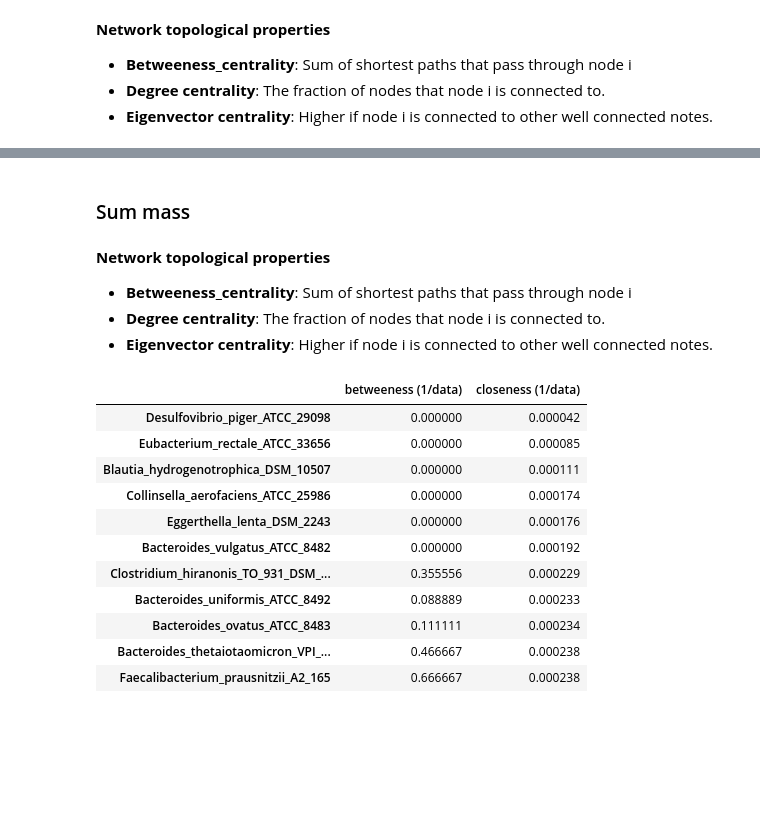
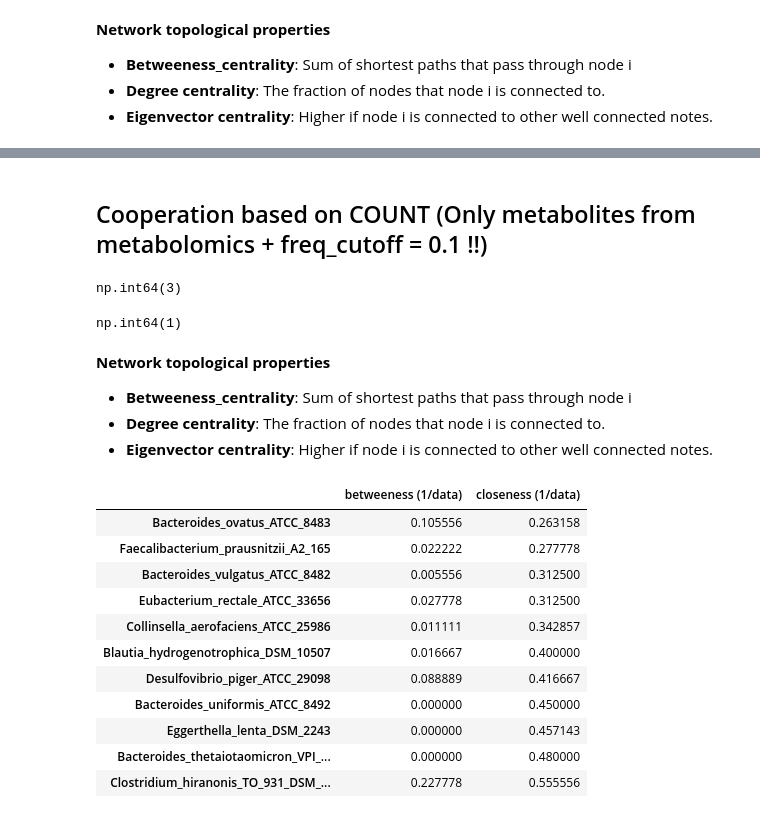
Before and after one commit to IdunBurgos/SteadierCom-Case-Studies, a Jupyter notebook: notebooks/2.2. Analyze SteadierCom results - cooperation- frequency - networks - between members.ipynb, the cells around one changed output, grey strips where cells are left out. Drawn from its saved outputs; the diff is of its cells as text; code cells hidden in the pictures; blank space fills up the shorter version.

```diff
--- a/notebooks/2.2. Analyze SteadierCom results - cooperation- frequency - networks - between members.ipynb
+++ b/notebooks/2.2. Analyze SteadierCom results - cooperation- frequency - networks - between members.ipynb
@@ -30,2 +26,0 @@ results["mass_rate*frequency"] = results["frequency"]*results["mass_rate"]
-# %%
-results = results[~results.compound.isin(m9_mets)].copy()
@@ -173,3 +108 @@ example.html
 [interactive output not drawn]
-# %% [markdown]
-### Sum mass
@@ -206,3 +109,16 @@ network_data = results_grouped_rec_env["mass_rate*frequency"].copy()
+# %% [markdown]
+## Cooperation based on COUNT (Only metabolites from metabolomics + freq_cutoff = 0.1 !!)
+# %%
+
+network_data = networks.cooperation_network_data(results,metabolomics_mets_only=True,use_count=True,freq_cutoff=0.1)
+# %%
+network_data.max()
+# %% [output]
+np.int64(3)
+# %%
+network_data.min()
+# %% [output]
+np.int64(1)
 # %% [markdown]
 **Network topological properties**
 
@@ -211,19 +127,19 @@ network_data = results_grouped_rec_env["mass_rate*frequency"].copy()
 - **Degree centrality**: The fraction of nodes that node i is connected to.
 - **Eigenvector centrality**: Higher if node i is connected to other well connected notes.
 # %%
-centrality_metrics_SP = centrality_metrics(network_data).sort_values("closeness (1/data)")
+centrality_metrics_SP = networks.cooperation_centrality_metrics(network_data).sort_values("closeness (1/data)")
 centrality_metrics_SP
 # %% [output]
 |  | betweeness (1/data) | closeness (1/data) |
-| Desulfovibrio_piger_ATCC_29098 | 0.000000 | 0.000042 |
-| Eubacterium_rectale_ATCC_33656 | 0.000000 | 0.000085 |
-| Blautia_hydrogenotrophica_DSM_10507 | 0.000000 | 0.000111 |
-| Collinsella_aerofaciens_ATCC_25986 | 0.000000 | 0.000174 |
-| Eggerthella_lenta_DSM_2243 | 0.000000 | 0.000176 |
-| Bacteroides_vulgatus_ATCC_8482 | 0.000000 | 0.000192 |
-| Clostridium_hiranonis_TO_931_DSM_... | 0.355556 | 0.000229 |
-| Bacteroides_uniformis_ATCC_8492 | 0.088889 | 0.000233 |
-| Bacteroides_ovatus_ATCC_8483 | 0.111111 | 0.000234 |
-| Bacteroides_thetaiotaomicron_VPI_... | 0.466667 | 0.000238 |
-| Faecalibacterium_prausnitzii_A2_165 | 0.666667 | 0.000238 |
+| Bacteroides_ovatus_ATCC_8483 | 0.105556 | 0.263158 |
+| Faecalibacterium_prausnitzii_A2_165 | 0.022222 | 0.277778 |
+| Bacteroides_vulgatus_ATCC_8482 | 0.005556 | 0.312500 |
+| Eubacterium_rectale_ATCC_33656 | 0.027778 | 0.312500 |
+| Collinsella_aerofaciens_ATCC_25986 | 0.011111 | 0.342857 |
+| Blautia_hydrogenotrophica_DSM_10507 | 0.016667 | 0.400000 |
+| Desulfovibrio_piger_ATCC_29098 | 0.088889 | 0.416667 |
+| Bacteroides_uniformis_ATCC_8492 | 0.000000 | 0.450000 |
+| Eggerthella_lenta_DSM_2243 | 0.000000 | 0.457143 |
+| Bacteroides_thetaiotaomicron_VPI_... | 0.000000 | 0.480000 |
+| Clostridium_hiranonis_TO_931_DSM_... | 0.227778 | 0.555556 |
 # %%
```
Also changed, not shown: parts of 52 cells of this notebook, 1 other file.
